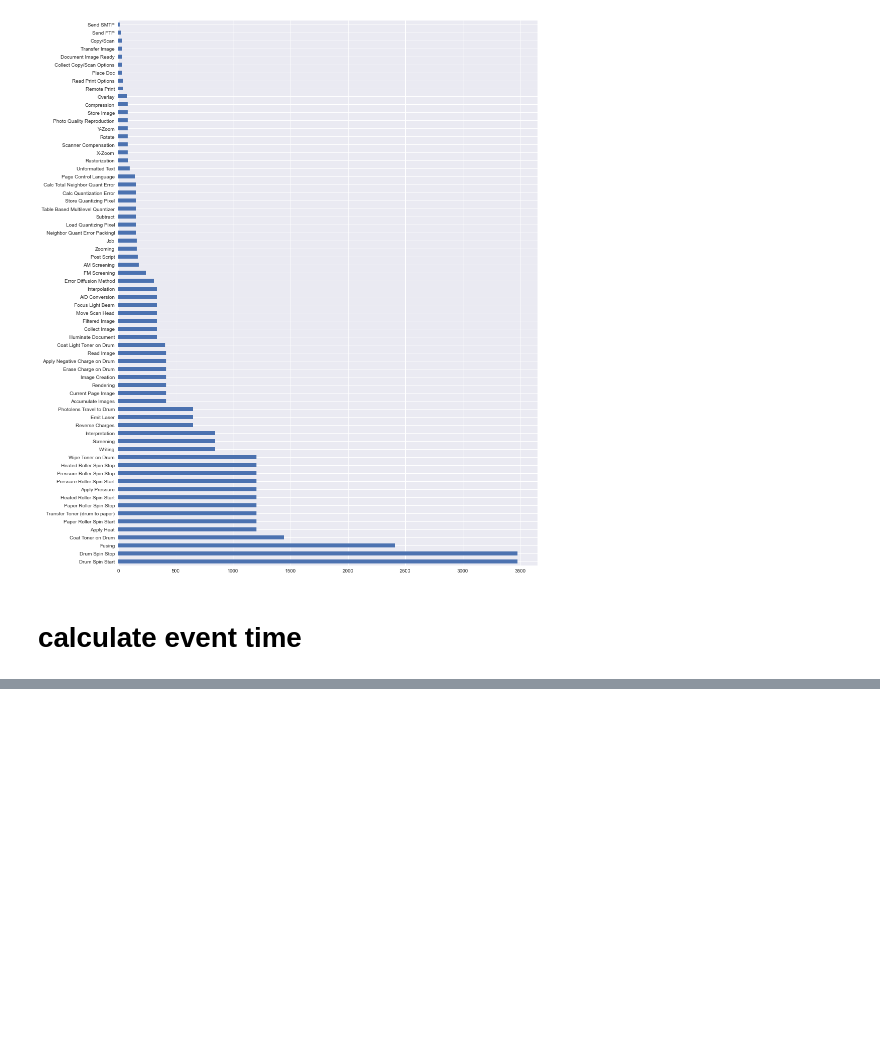
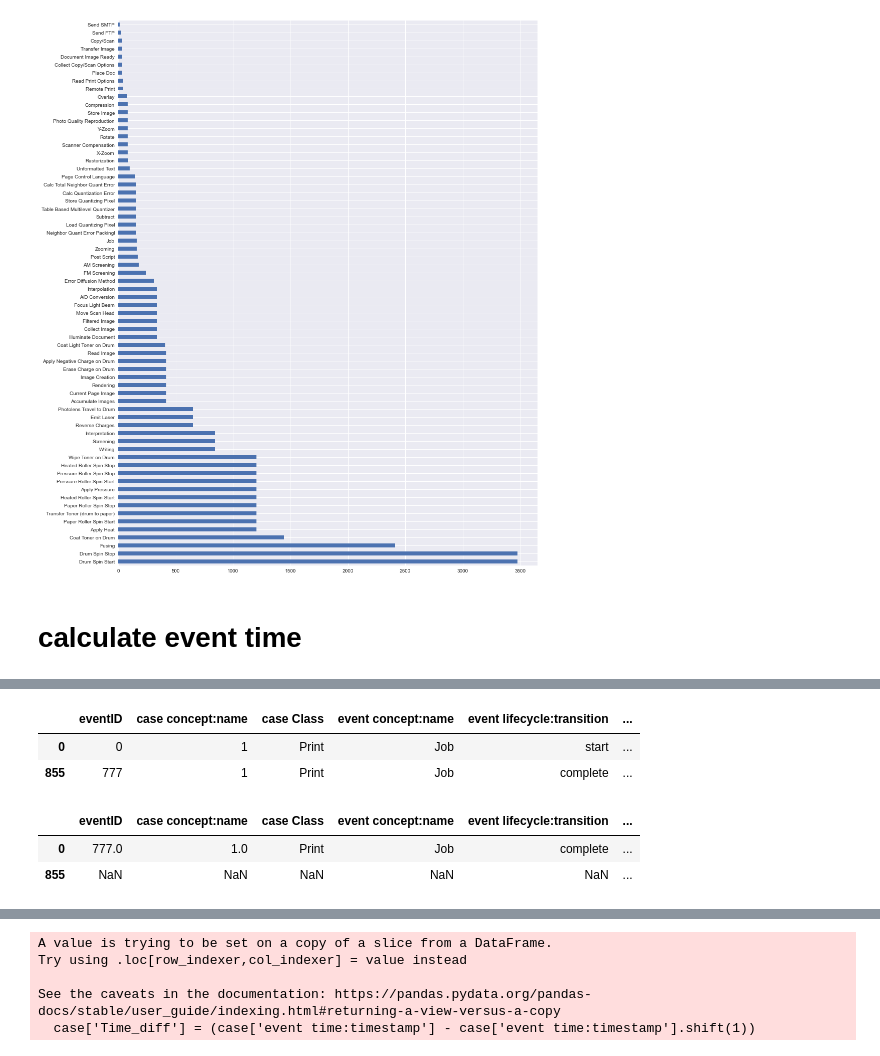
Before and after one commit to Cappa1/ProcessMining, a Jupyter notebook: EDA.ipynb, the cells around one changed output, grey strips where cells are left out. Drawn from its saved outputs; the diff is of its cells as text; code cells hidden in the pictures; blank space fills up the shorter version.

```diff
--- a/EDA.ipynb
+++ b/EDA.ipynb
@@ -120,0 +150,15 @@ events.plot.barh(figsize=(15,20))
+# %%
+for i in events:
+    display(case[case['event concept:name']== i])
+    display(case[case['event concept:name']== i].shift(-1))
+    print(case[case['event concept:name']== i]['event time:timestamp'])
+    case['Time_diff'] = (case['event time:timestamp'] - case['event time:timestamp'].shift(1))
+
+    break
+# %% [output]
+|  | eventID | case concept:name | case Class | event concept:name | event lifecycle:transition | ... |
+| 0 | 0 | 1 | Print | Job | start | ... |
+| 855 | 777 | 1 | Print | Job | complete | ... |
+|  | eventID | case concept:name | case Class | event concept:name | event lifecycle:transition | ... |
+| 0 | 777.0 | 1.0 | Print | Job | complete | ... |
+| 855 | NaN | NaN | NaN | NaN | NaN | ... |
@@ -120,0 +168,5 @@ events.plot.barh(figsize=(15,20))
+A value is trying to be set on a copy of a slice from a DataFrame.
+Try using .loc[row_indexer,col_indexer] = value instead
+
+See the caveats in the documentation: https://pandas.pydata.org/pandas-docs/stable/user_guide/indexing.html#returning-a-view-versus-a-copy
+  case['Time_diff'] = (case['event time:timestamp'] - case['event time:timestamp'].shift(1))
```
Also changed, not shown: parts of 9 cells of this notebook.
